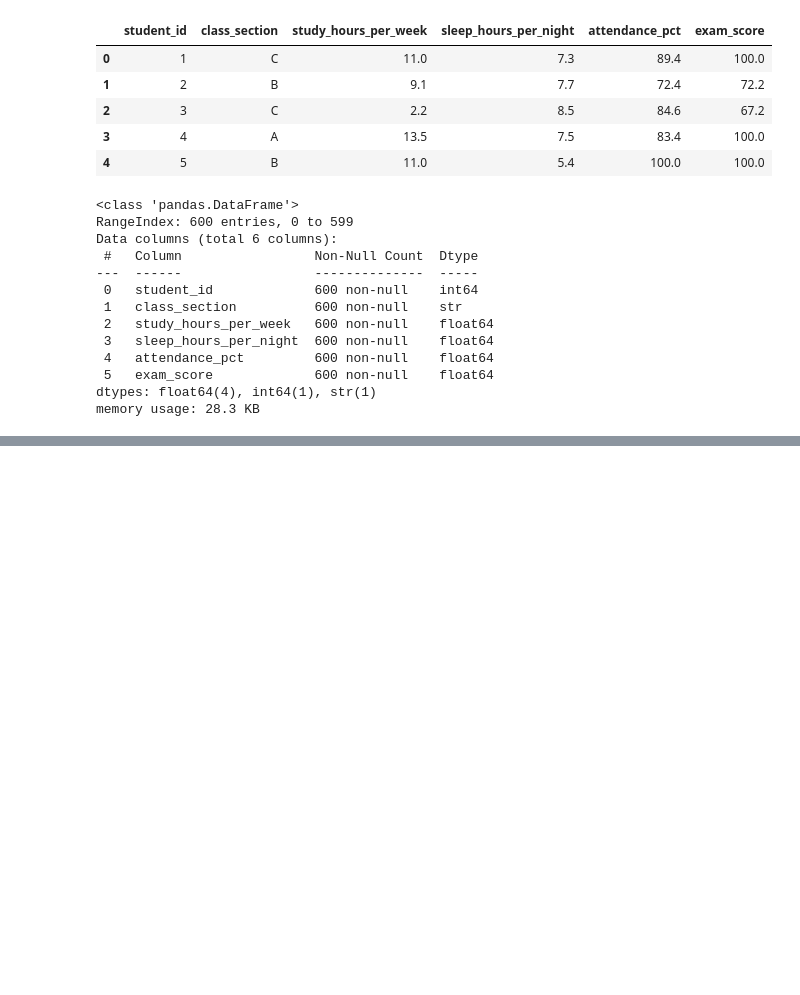
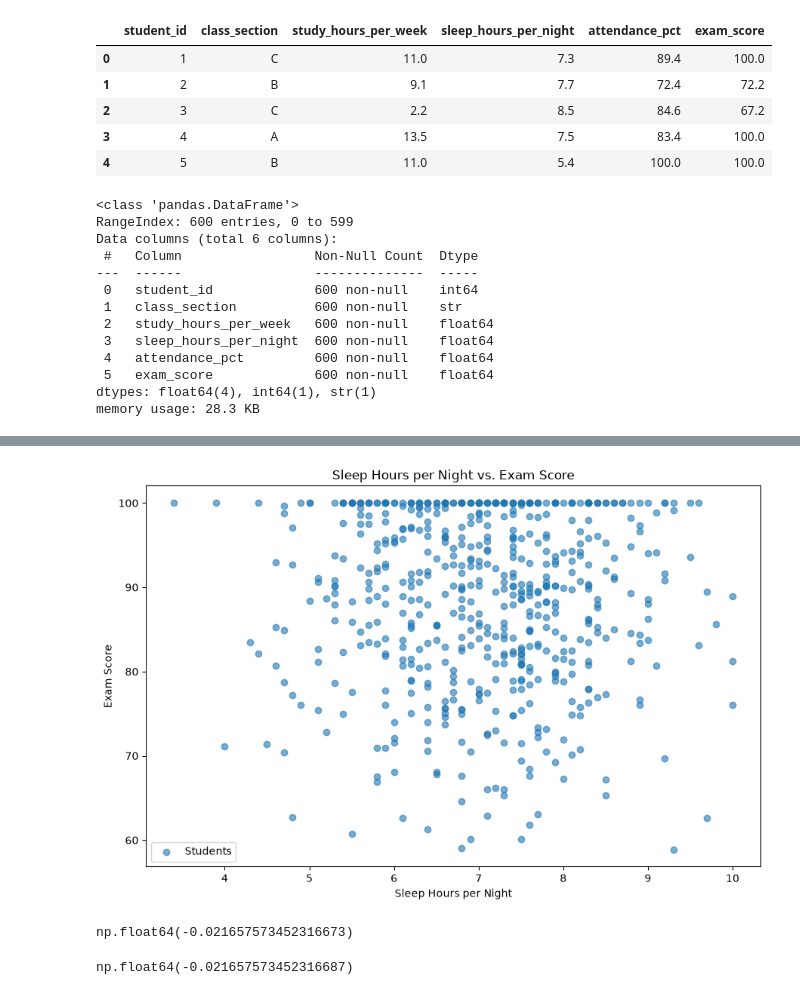
Before and after one commit to Muhammad-Subhan456/ArhamSoft_Internee_Updates, a Jupyter notebook: week6-28th_august_2026_Day1/eda_precision_lab.ipynb, the cells around one changed output, grey strips where cells are left out. Drawn from its saved outputs; the diff is of its cells as text; code cells hidden in the pictures; blank space fills up the shorter version.

```diff
--- a/week6-28th_august_2026_Day1/eda_precision_lab.ipynb
+++ b/week6-28th_august_2026_Day1/eda_precision_lab.ipynb
@@ -2947,0 +442,52 @@ in this dataset rather than proof that one factor directly causes another.
+# %%
+sleep_hours = students["sleep_hours_per_night"]
+
+exam_scores = students["exam_score"]
+
+fig, ax = plt.subplots(figsize=(9, 6))
+
+ax.scatter(
+    sleep_hours,
+    exam_scores,
+    alpha=0.6,
+    label="Students"
+)
+
+ax.set_title("Sleep Hours per Night vs. Exam Score")
+
+ax.set_xlabel("Sleep Hours per Night")
+
+ax.set_ylabel("Exam Score")
+
+ax.legend()
+
+fig.tight_layout()
+
+chart_path = output_dir / "sleep_hours_vs_exam_score.png"
+
+fig.savefig(
+    chart_path,
+    dpi=300,
+    bbox_inches="tight"
+)
+
+plt.show()
+# %% [output]
+[figure, added]
+# %%
+sleep_exam_r = students["sleep_hours_per_night"].corr(
+    students["exam_score"]
+)
+
+sleep_exam_r
+# %% [output]
+np.float64(-0.021657573452316673)
+# %%
+sleep_exam_r_check, sleep_exam_p_value = stats.pearsonr(
+    students["sleep_hours_per_night"],
+    students["exam_score"]
+)
+
+sleep_exam_r_check
+# %% [output]
+np.float64(-0.021657573452316687)
```
Also changed, not shown: parts of 215 cells of this notebook, 18 other files.
